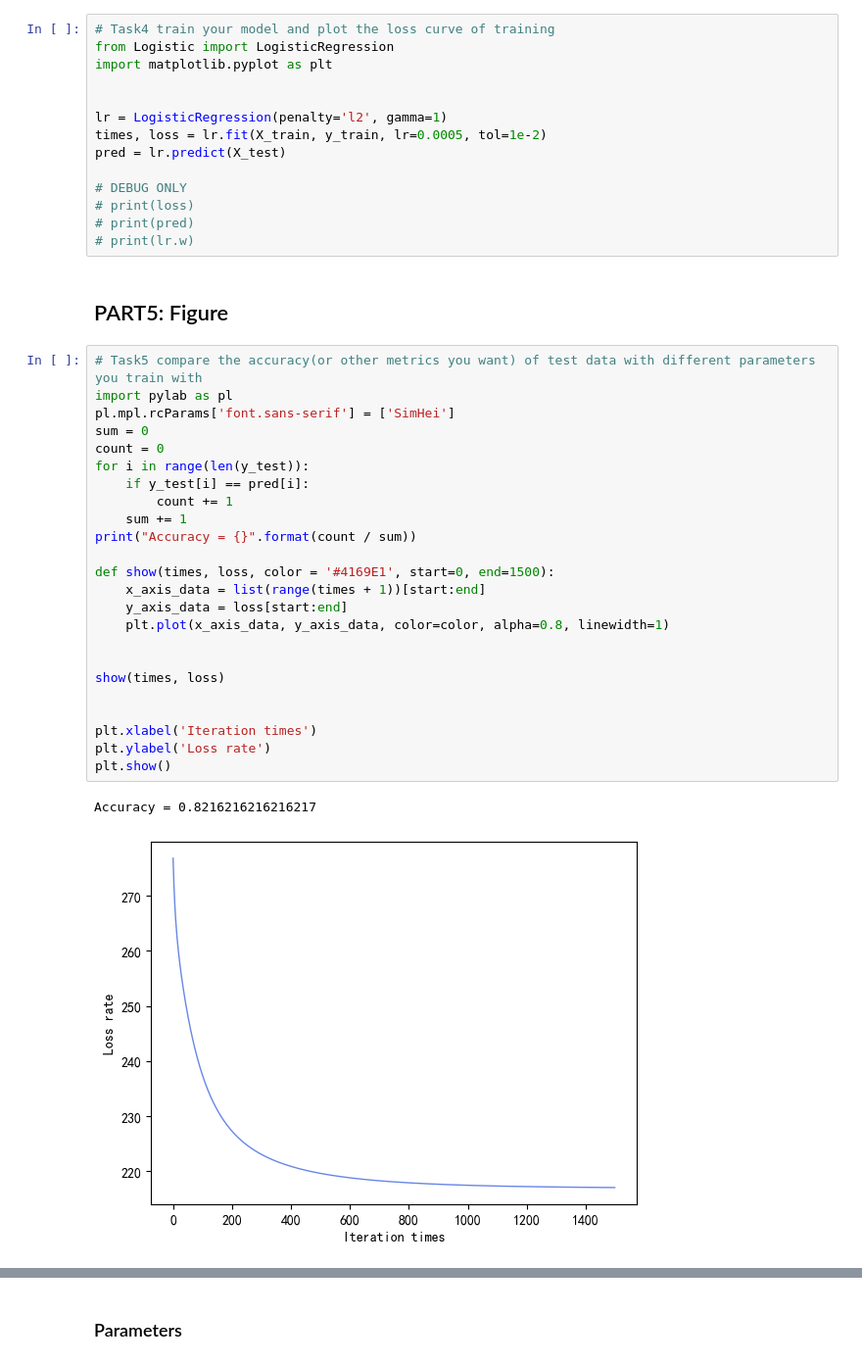
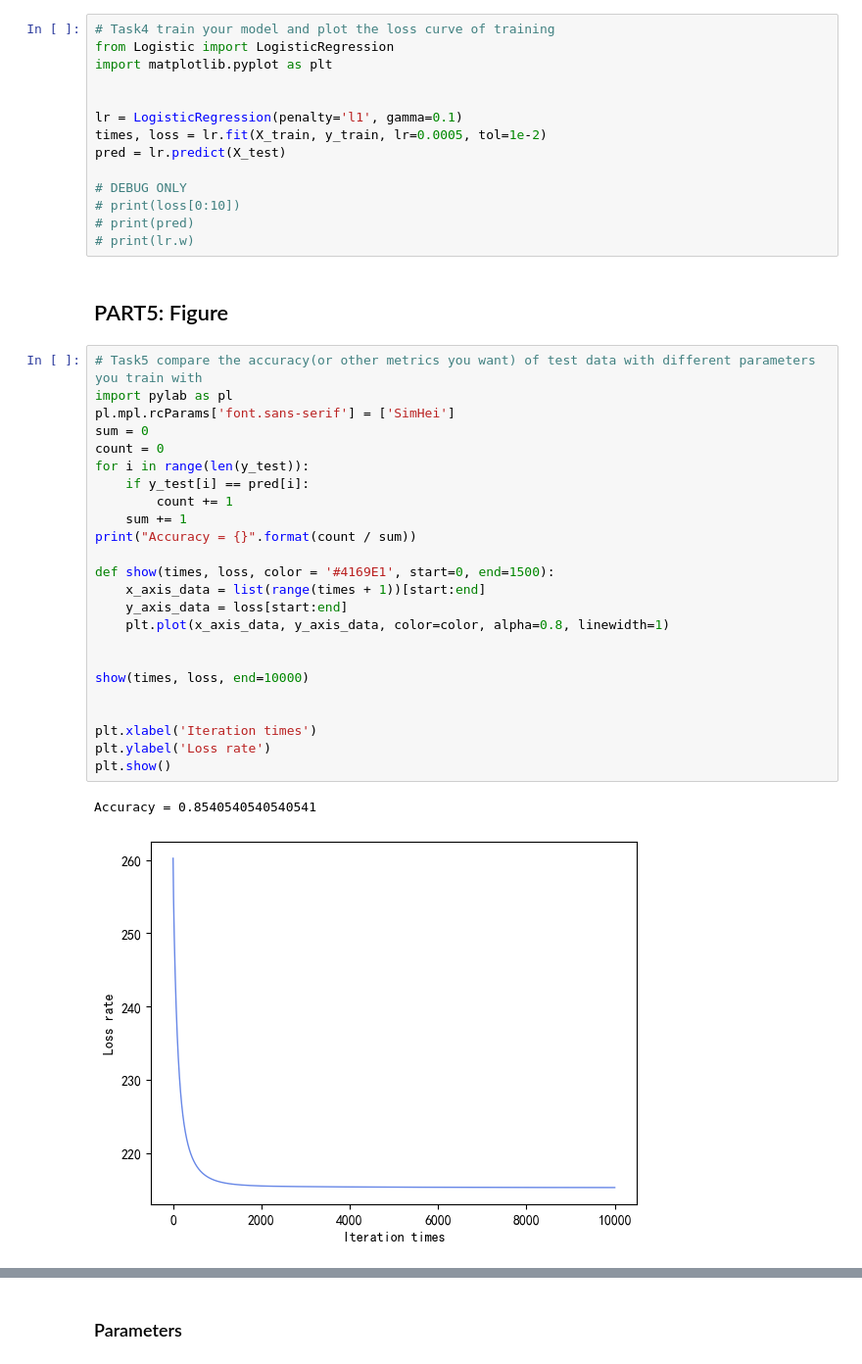
Before and after one commit to wintermelon008/2022-ML-ustc, a Jupyter notebook: lab1/Loan.ipynb, the cells around one changed output, grey strips where cells are left out. Shown at 98% size. Drawn from its saved outputs; the diff is of its cells as text.

```diff
--- a/lab1/Loan.ipynb
+++ b/lab1/Loan.ipynb
@@ -84,12 +84,12 @@ from Logistic import LogisticRegression
 import matplotlib.pyplot as plt
 
 
-lr = LogisticRegression(penalty='l2', gamma=1)
+lr = LogisticRegression(penalty='l1', gamma=0.1)
 times, loss = lr.fit(X_train, y_train, lr=0.0005, tol=1e-2)
 pred = lr.predict(X_test)
 
 # DEBUG ONLY
-# print(loss)
+# print(loss[0:10])
 # print(pred)
 # print(lr.w)
 # %% [markdown]
@@ -97,27 +97,27 @@ pred = lr.predict(X_test)
 # %%
 # Task5 compare the accuracy(or other metrics you want) of test data with different parameters you train with
 import pylab as pl
 pl.mpl.rcParams['font.sans-serif'] = ['SimHei']
 sum = 0
 count = 0
 for i in range(len(y_test)):
     if y_test[i] == pred[i]:
         count += 1
     sum += 1
 print("Accuracy = {}".format(count / sum))
 
 def show(times, loss, color = '#4169E1', start=0, end=1500):
     x_axis_data = list(range(times + 1))[start:end]
     y_axis_data = loss[start:end]
     plt.plot(x_axis_data, y_axis_data, color=color, alpha=0.8, linewidth=1)
 
 
-show(times, loss)
+show(times, loss, end=10000)
 
 
 plt.xlabel('Iteration times')
 plt.ylabel('Loss rate')
 plt.show()
 # %% [output]
-Accuracy = 0.8216216216216217
+Accuracy = 0.8540540540540541
-[figure, old version]
+[figure, new version]
```
Also changed, not shown: parts of 6 cells of this notebook, 10 other files.
